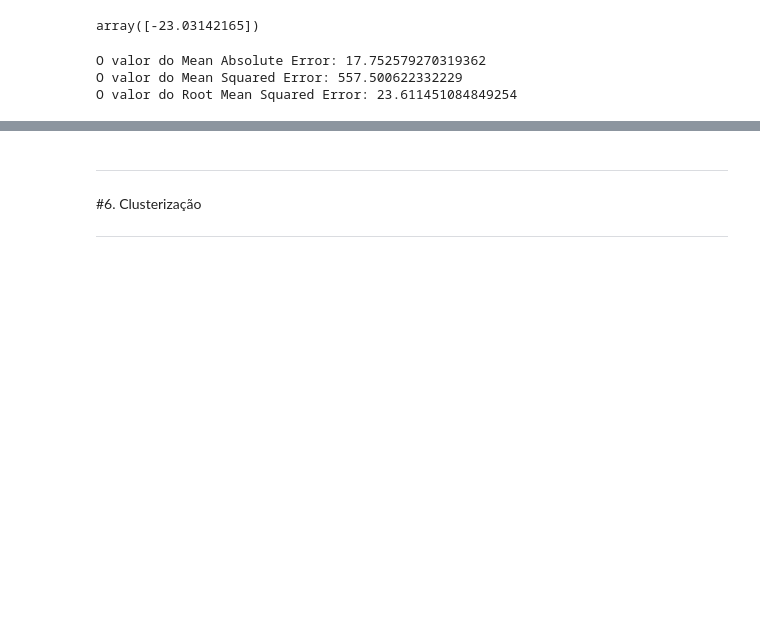
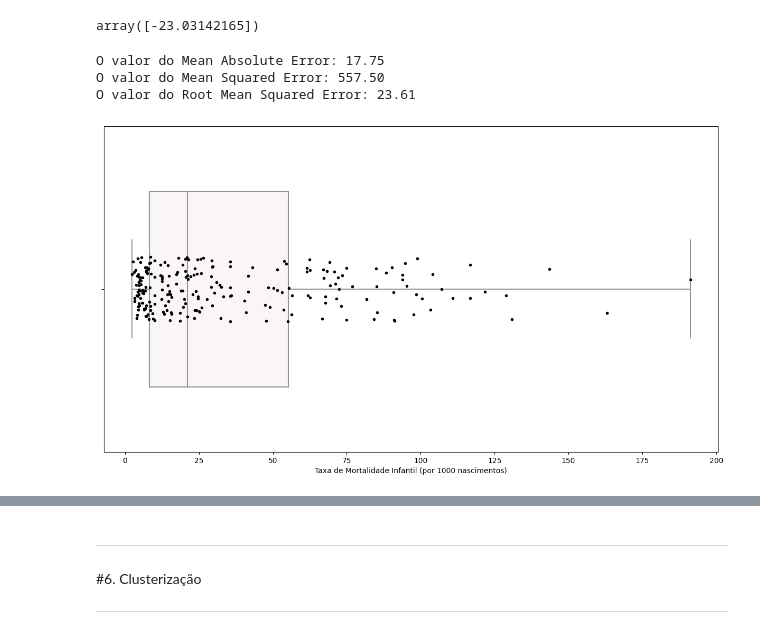
Before and after one commit to cantaruttim/Projeto_Integrador_III, a Jupyter notebook: Proj_Int_III.ipynb, the cells around one changed output, grey strips where cells are left out. Saved outputs shown, nothing was run; the diff lists cells and outputs as text; code cells hidden in the pictures; blank space fills up the shorter version.

```diff
--- a/Proj_Int_III.ipynb
+++ b/Proj_Int_III.ipynb
@@ -679,10 +690,32 @@ MAE = mean_absolute_error(X_test_taxa_natalidade, pred)
 MSE = mean_squared_error(X_test_taxa_natalidade, pred)
 RMSE = mean_squared_error(X_test_taxa_natalidade, pred, squared = False)
 
-print(f"O valor do Mean Absolute Error: {MAE}")
-print(f"O valor do Mean Squared Error: {MSE}")
-print(f"O valor do Root Mean Squared Error: {RMSE}")
+print(f"O valor do Mean Absolute Error: {MAE:,.2f}")
+print(f"O valor do Mean Squared Error: {MSE:,.2f}")
+print(f"O valor do Root Mean Squared Error: {RMSE:,.2f}")
+
+"""
+Observamos que o erro encontrado nessa regressão analisando a Taxa de Mortalidade em Função da taxa de Natalidade
+obteve menores valores de erros. Ou seja, podemos entender que os dados de treinamento se ajustaram de uma maneira melhor
+ao modelo de regressão linear.
+
+Uma outra coisa muito importante que podemos analisar também é se existem outliers nesse segundo modelo
+"""
 # %% [output]
-O valor do Mean Absolute Error: 17.752579270319362
-O valor do Mean Squared Error: 557.500622332229
-O valor do Root Mean Squared Error: 23.611451084849254
+O valor do Mean Absolute Error: 17.75
+O valor do Mean Squared Error: 557.50
+O valor do Root Mean Squared Error: 23.61
+# %%
+plt.figure(figsize=(15,8))
+
+# Plot the orbital period with horizontal boxes
+sns.boxplot(x="Taxa de Mortalidade Infantil (por 1000 nascimentos)", data=dataset,
+            whis=[0, 100], width=.6, palette="vlag");
+
+# Add in points to show each observation
+sns.stripplot(x="Taxa de Mortalidade Infantil (por 1000 nascimentos)", data=dataset,
+              size=4, color="0", linewidth=0);
+
+plt.show()
+# %% [output]
+[figure, added]
```
Also changed, not shown: parts of 51 cells of this notebook.
